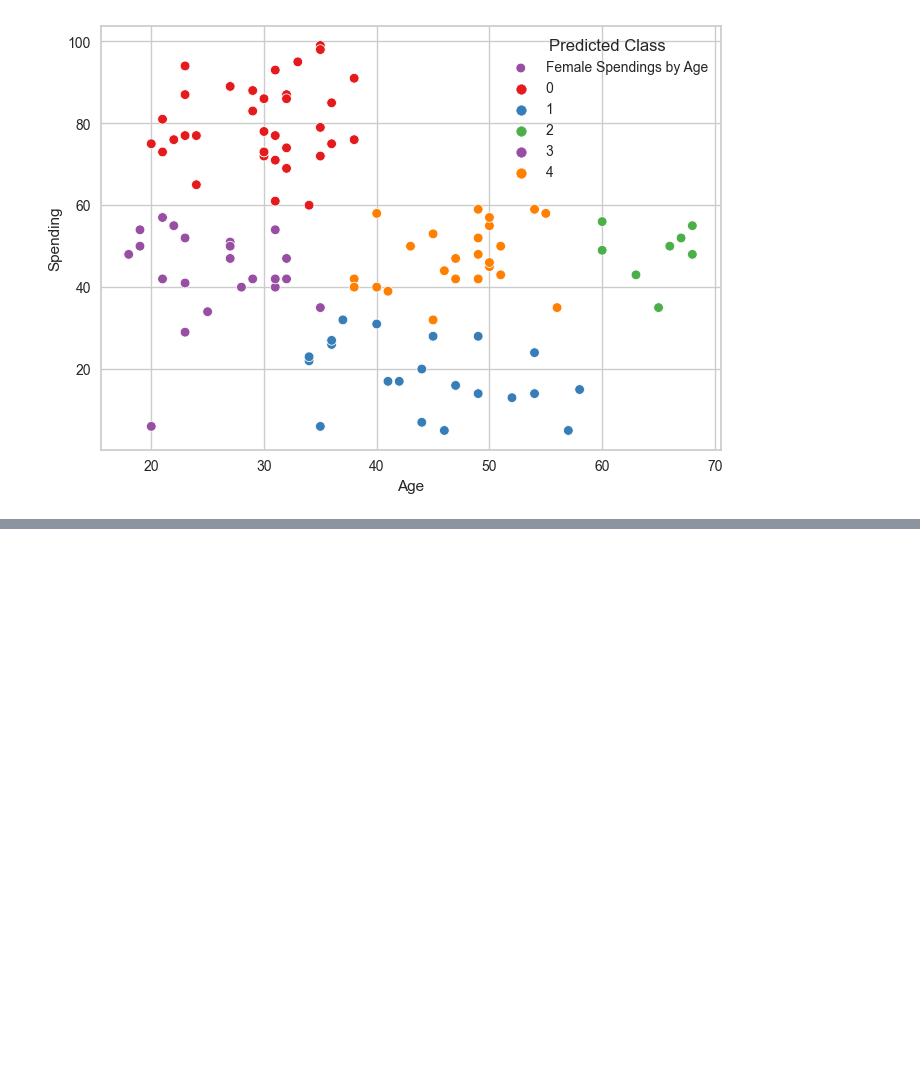
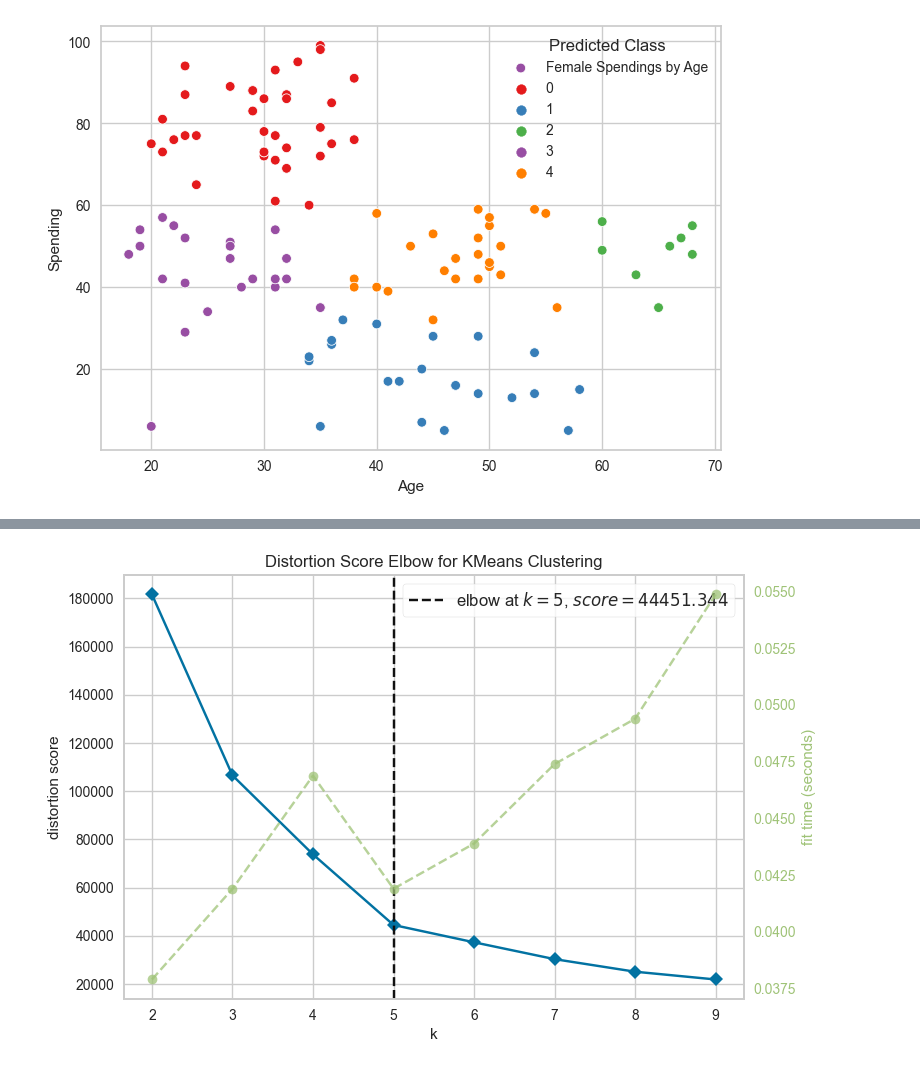
Before and after one commit to EmincanY/Machine-Learning, a Jupyter notebook: Techpro_Education/Unsupervised/Clustering/kMeans Clustering/KmeansClustering-Project.ipynb, the cells around one changed output, grey strips where cells are left out. Saved outputs shown, nothing was run; the diff lists cells and outputs as text; code cells hidden in the pictures; blank space fills up the shorter version.

```diff
--- a/Techpro_Education/Unsupervised/Clustering/kMeans Clustering/KmeansClustering-Project.ipynb
+++ b/Techpro_Education/Unsupervised/Clustering/kMeans Clustering/KmeansClustering-Project.ipynb
@@ -989,0 +1000,2 @@ sns.scatterplot(data = df_income_spend , x = 'Income' , y = 'Spending' , hue = '
+# %%
+df_income_spend.iloc[[142,126,132],2] = 1 # This is really good way.
@@ -1301,0 +1227,10 @@ group does a lot of shopping, but they do not bring much profit.
+# %%
+from yellowbrick.cluster import KElbowVisualizer
+
+kM = KMeans(random_state = 53)
+visualizer = KElbowVisualizer(kM, k = (2,10))
+
+visualizer.fit(df_income_spend)
+visualizer.show(); # It shows 5 is good for n_cluster.
+# %% [output]
+[figure, added]
```
Also changed, not shown: parts of 44 cells of this notebook.
